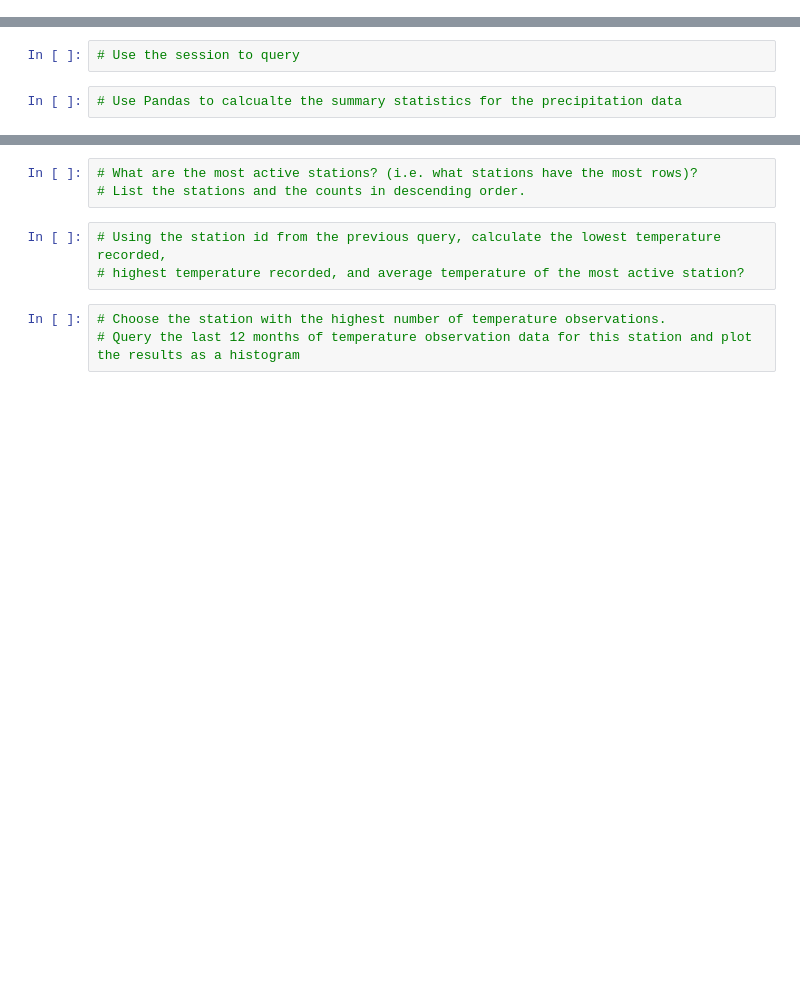
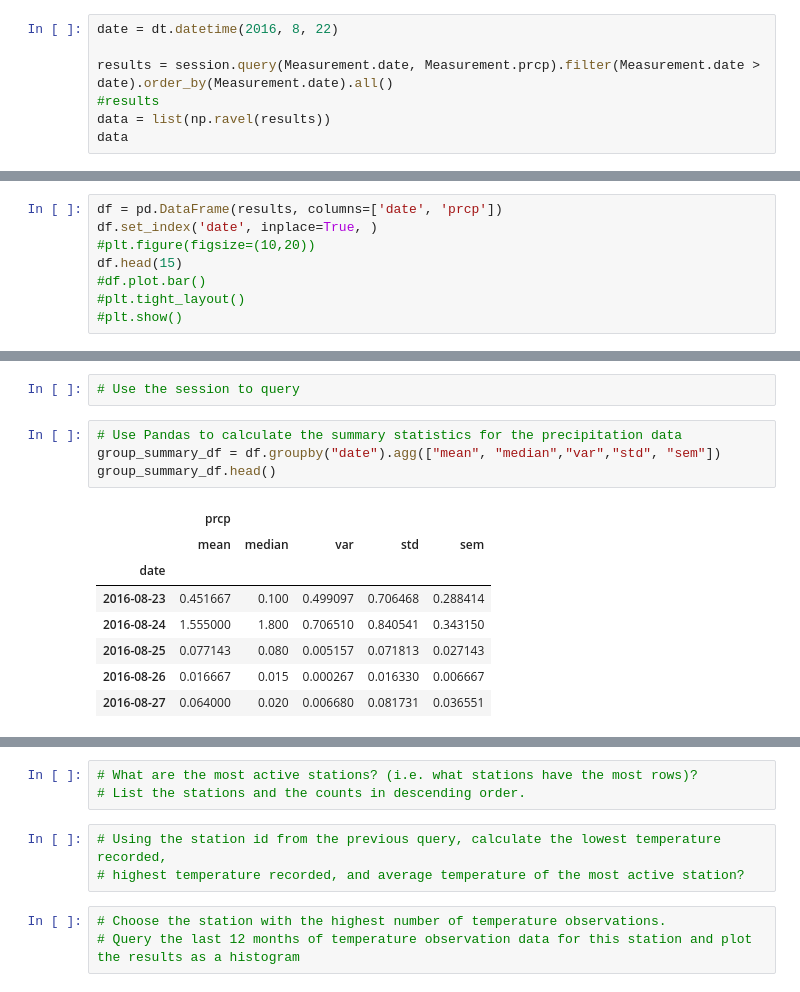
Before and after one commit to Elaine081972/sqlalchemy-challenge, a Jupyter notebook: climate_starter.ipynb, the cells around one changed output, grey strips where cells are left out. Cells and saved outputs as stored; diff of their text form; blank space fills up the shorter version.

```diff
--- a/climate_starter.ipynb
+++ b/climate_starter.ipynb
@@ -125,0 +135,7 @@ engine.execute('SELECT MAX(date) FROM measurement').fetchall()
+# %%
+date = dt.datetime(2016, 8, 22)
+
+results = session.query(Measurement.date, Measurement.prcp).filter(Measurement.date > date).order_by(Measurement.date).all()
+#results
+data = list(np.ravel(results))
+data
@@ -125,0 +160,8 @@ engine.execute('SELECT MAX(date) FROM measurement').fetchall()
+# %%
+df = pd.DataFrame(results, columns=['date', 'prcp'])
+df.set_index('date', inplace=True, )
+#plt.figure(figsize=(10,20))
+df.head(15)
+#df.plot.bar()
+#plt.tight_layout()
+#plt.show()
@@ -126,4 +186,15 @@ engine.execute('SELECT MAX(date) FROM measurement').fetchall()
 # %%
 # Use the session to query
 # %%
-# Use Pandas to calcualte the summary statistics for the precipitation data
+# Use Pandas to calculate the summary statistics for the precipitation data
+group_summary_df = df.groupby("date").agg(["mean", "median","var","std", "sem"])
+group_summary_df.head()
+# %% [output]
+|  | prcp |  |  |  |  |
+|  | mean | median | var | std | sem |
+| date |  |  |  |  |  |
+| 2016-08-23 | 0.451667 | 0.100 | 0.499097 | 0.706468 | 0.288414 |
+| 2016-08-24 | 1.555000 | 1.800 | 0.706510 | 0.840541 | 0.343150 |
+| 2016-08-25 | 0.077143 | 0.080 | 0.005157 | 0.071813 | 0.027143 |
+| 2016-08-26 | 0.016667 | 0.015 | 0.000267 | 0.016330 | 0.006667 |
+| 2016-08-27 | 0.064000 | 0.020 | 0.006680 | 0.081731 | 0.036551 |
```
Also changed, not shown: parts of 18 cells of this notebook.
